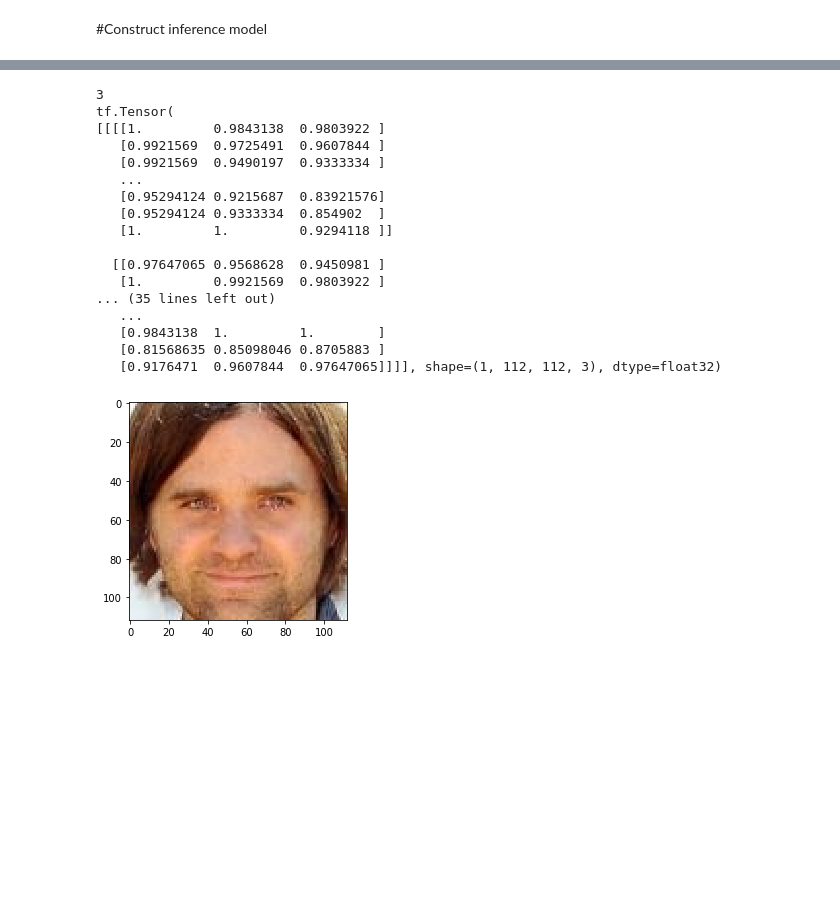
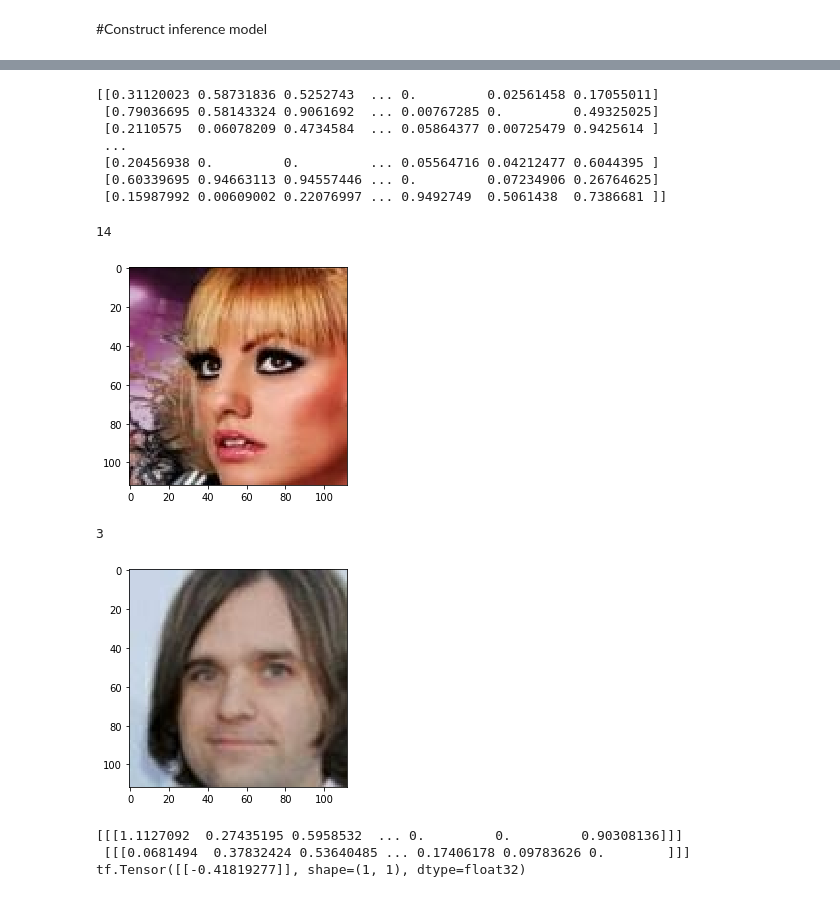
Before and after one commit to drugescu/face-recognition, a Jupyter notebook: MobileNetSSD_v1_Test.ipynb, the cells around one changed output, grey strips where cells are left out. Cells and saved outputs as stored; diff of their text form; code cells hidden in the pictures; blank space fills up the shorter version.

```diff
--- a/MobileNetSSD_v1_Test.ipynb
+++ b/MobileNetSSD_v1_Test.ipynb
@@ -592,33 +643,67 @@ Final layers from old model:
+# %%
+# Get vector of all images
+imgs = []
+labels = []
+
+for image, label in all_recs:
+  imgs.append(image.numpy())
+  labels.append(label.numpy())
+
+test_imgs = np.asarray(imgs)
+test_labels = np.asarray(labels)
+test_labels = keras.utils.to_categorical(test_labels)
+# %%
+#model2.evaluate(x = test_imgs, y = test_labels)
+result = model2.predict(test_imgs)
+print(result)
+# %% [output]
+[[0.31120023 0.58731836 0.5252743  ... 0.         0.02561458 0.17055011]
+ [0.79036695 0.58143324 0.9061692  ... 0.00767285 0.         0.49325025]
+ [0.2110575  0.06078209 0.4734584  ... 0.05864377 0.00725479 0.9425614 ]
+ ...
+ [0.20456938 0.         0.         ... 0.05564716 0.04212477 0.6044395 ]
+ [0.60339695 0.94663113 0.94557446 ... 0.         0.07234906 0.26764625]
+ [0.15987992 0.00609002 0.22076997 ... 0.9492749  0.5061438  0.7386681 ]]
 # %%
 an_image = 0
 for (img, label) in ds.take(1):
   #print(img[0].numpy())
   plt.imshow(img[0].numpy())
   an_image = img[0].numpy()
   a_label = label[0].numpy()
   print(label[0].numpy())
 
 ti = tf.convert_to_tensor(an_image.reshape(1,112,112,3), dtype=tf.float32, name="img")
-tl = tf.convert_to_tensor(a_label, dtype=tf.uint8, name="img")
+#tl = tf.convert_to_tensor(a_label, dtype=tf.uint8, name="img")
 
-print(ti)
+#print(ti)
 # %% [output]
-3
-tf.Tensor(
-[[[[1.         0.9843138  0.9803922 ]
-   [0.9921569  0.9725491  0.9607844 ]
-   [0.9921569  0.9490197  0.9333334 ]
-   ...
-   [0.95294124 0.9215687  0.83921576]
-   [0.95294124 0.9333334  0.854902  ]
-   [1.         1.         0.9294118 ]]
-
-  [[0.97647065 0.9568628  0.9450981 ]
-   [1.         0.9921569  0.9803922 ]
-... (35 lines left out)
-   ...
-   [0.9843138  1.         1.        ]
-   [0.81568635 0.85098046 0.8705883 ]
-   [0.9176471  0.9607844  0.97647065]]]], shape=(1, 112, 112, 3), dtype=float32)
+14
-[figure, old version]
+[figure, new version]
+# %%
+#repeat for second image
+an_image2 = 0
+for (img, label) in ds.take(1):
+  #print(img[0].numpy())
+  plt.imshow(img[0].numpy())
+  an_image2 = img[0].numpy()
+  a_label2 = label[0].numpy()
+  print(label[0].numpy())
+
+ti2 = tf.convert_to_tensor(an_image2.reshape(1,112,112,3), dtype=tf.float32, name="img2")
+#tl2 = tf.convert_to_tensor(a_label, dtype=tf.uint8, name="img")
+
+#print(ti2)
+# %% [output]
+3
+[figure, added]
+# %%
+e1 = inference_model.predict(ti)[0]
+e2 = inference_model.predict(ti2)[0]
+print(e1, "\n", e2)
+loss = print(tf.keras.losses.cosine_similarity(e1, e2, axis=-1))
+# %% [output]
+[[[1.1127092  0.27435195 0.5958532  ... 0.         0.         0.90308136]]]
+ [[[0.0681494  0.37832424 0.53640485 ... 0.17406178 0.09783626 0.        ]]]
+tf.Tensor([[-0.41819277]], shape=(1, 1), dtype=float32)
 # %%
```
Also changed, not shown: parts of 14 cells of this notebook.
